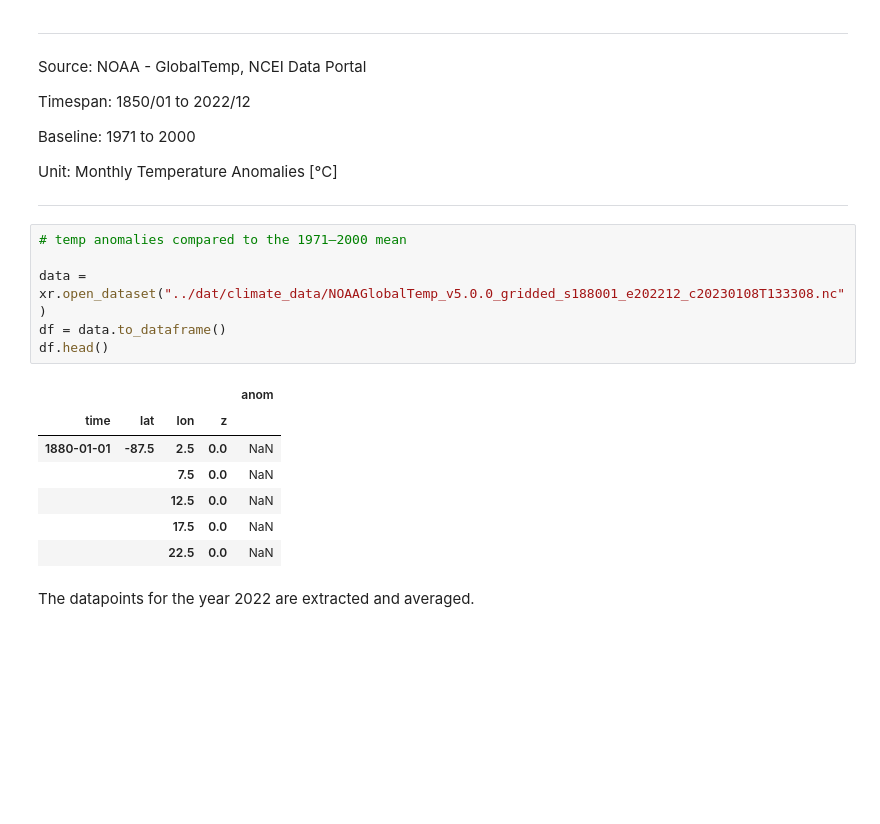
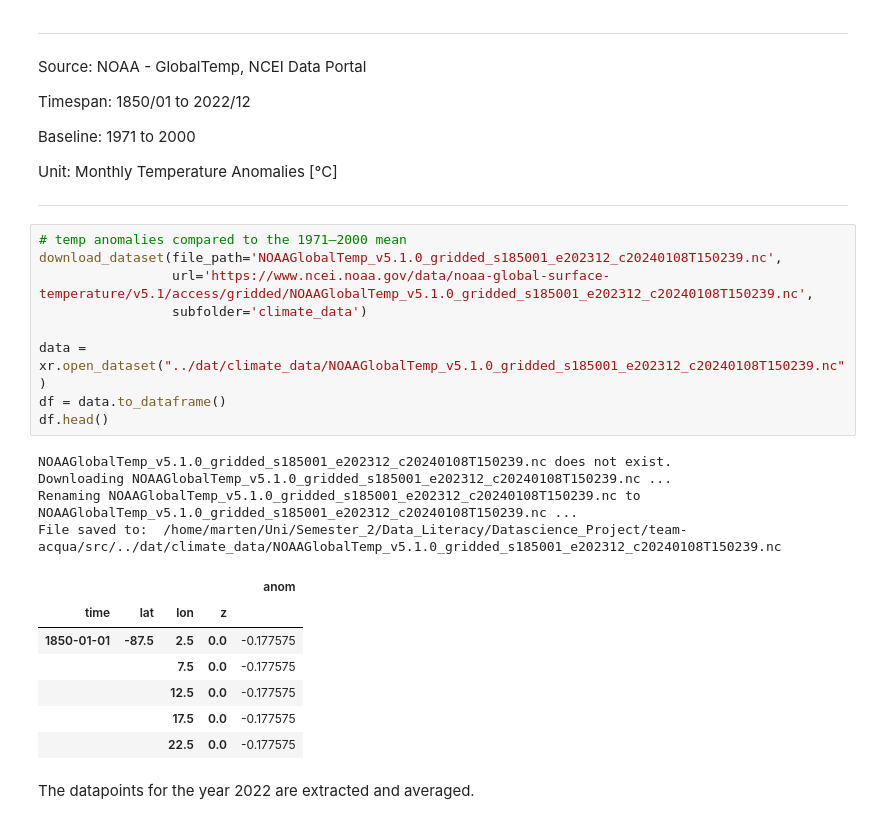
Before and after one commit to am9zZWY/team-aqua, a Jupyter notebook: exp/exp_global_temperature.ipynb, the cells around one changed output. Drawn from its saved outputs; the diff is of its cells as text; blank space fills up the shorter version.

```diff
--- a/exp/exp_global_temperature.ipynb
+++ b/exp/exp_global_temperature.ipynb
@@ -138,18 +142,25 @@ Unit: Monthly Temperature Anomalies [°C]
 ----------------------------------------------------------
 # %%
 # temp anomalies compared to the 1971–2000 mean
+download_dataset(file_path='NOAAGlobalTemp_v5.1.0_gridded_s185001_e202312_c20240108T150239.nc',
+                 url='https://www.ncei.noaa.gov/data/noaa-global-surface-temperature/v5.1/access/gridded/NOAAGlobalTemp_v5.1.0_gridded_s185001_e202312_c20240108T150239.nc',
+                 subfolder='climate_data')
 
-data = xr.open_dataset("../dat/climate_data/NOAAGlobalTemp_v5.0.0_gridded_s188001_e202212_c20230108T133308.nc")
+data = xr.open_dataset("../dat/climate_data/NOAAGlobalTemp_v5.1.0_gridded_s185001_e202312_c20240108T150239.nc")
 df = data.to_dataframe()
 df.head()
 # %% [output]
+NOAAGlobalTemp_v5.1.0_gridded_s185001_e202312_c20240108T150239.nc does not exist.
+Downloading NOAAGlobalTemp_v5.1.0_gridded_s185001_e202312_c20240108T150239.nc ...
+Renaming NOAAGlobalTemp_v5.1.0_gridded_s185001_e202312_c20240108T150239.nc to NOAAGlobalTemp_v5.1.0_gridded_s185001_e202312_c20240108T150239.nc ...
+File saved to:  /home/marten/Uni/Semester_2/Data_Literacy/Datascience_Project/team-acqua/src/../dat/climate_data/NOAAGlobalTemp_v5.1.0_gridded_s185001_e202312_c20240108T150239.nc
 |  |  |  |  | anom |
 | time | lat | lon | z |  |
-| 1880-01-01 | -87.5 | 2.5 | 0.0 | NaN |
-|  |  | 7.5 | 0.0 | NaN |
-|  |  | 12.5 | 0.0 | NaN |
-|  |  | 17.5 | 0.0 | NaN |
-|  |  | 22.5 | 0.0 | NaN |
+| 1850-01-01 | -87.5 | 2.5 | 0.0 | -0.177575 |
+|  |  | 7.5 | 0.0 | -0.177575 |
+|  |  | 12.5 | 0.0 | -0.177575 |
+|  |  | 17.5 | 0.0 | -0.177575 |
+|  |  | 22.5 | 0.0 | -0.177575 |
 # %% [markdown]
 The datapoints for the year 2022 are extracted and averaged.
 # %%
```
Also changed, not shown: parts of 4 cells of this notebook, 5 other files.
